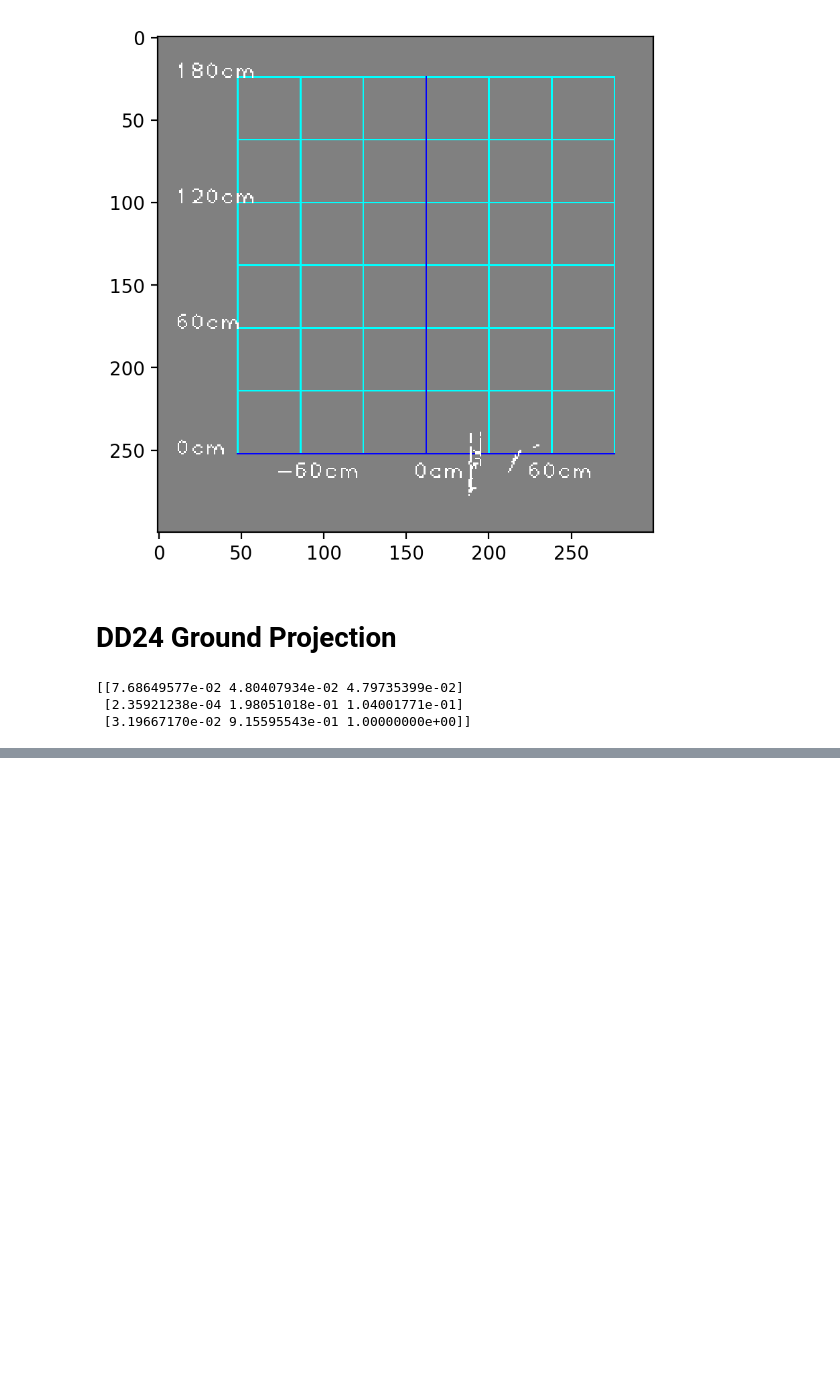
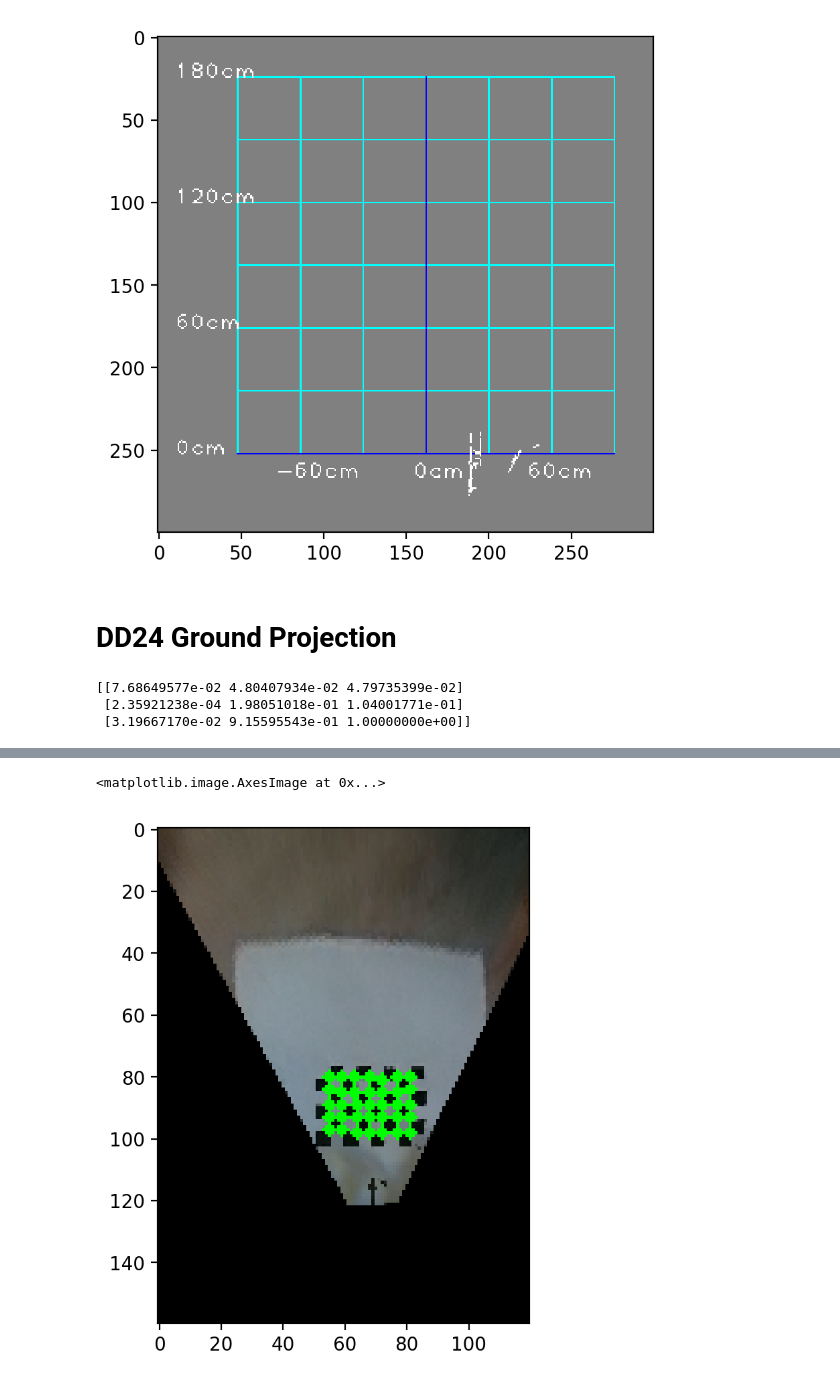
Before and after one commit to duckietown/lib-dt-computer-vision, a Jupyter notebook: notebooks/30-ground-projection.ipynb, the cells around one changed output, grey strips where cells are left out. Drawn from its saved outputs; the diff is of its cells as text; code cells hidden in the pictures; blank space fills up the shorter version.

Commit message:
Address visualization quirks DTSW-6171

```diff
--- a/notebooks/30-ground-projection.ipynb
+++ b/notebooks/30-ground-projection.ipynb
@@ -276 +283,15 @@ plt.imshow(cv2.cvtColor(image_w_corners, cv2.COLOR_BGR2RGB))
 [figure]
+# %%
+from dt_computer_vision.optical_flow.optical_flow import OpticalFlow
+
+BINNING = 4
+
+optical_flow = OpticalFlow(track_len=10, detect_interval=5, resize_scale=1/BINNING)
+vis = optical_flow.create_debug_visualization(
+        image_projected, [px/BINNING for px in projected_corners], ''
+    )
+
+plt.imshow(cv2.cvtColor(vis, cv2.COLOR_BGR2RGB))
+# %% [output]
+<matplotlib.image.AxesImage at 0x...>
+[figure, added]
```
Also changed, not shown: parts of 3 cells of this notebook, 2 other files.
